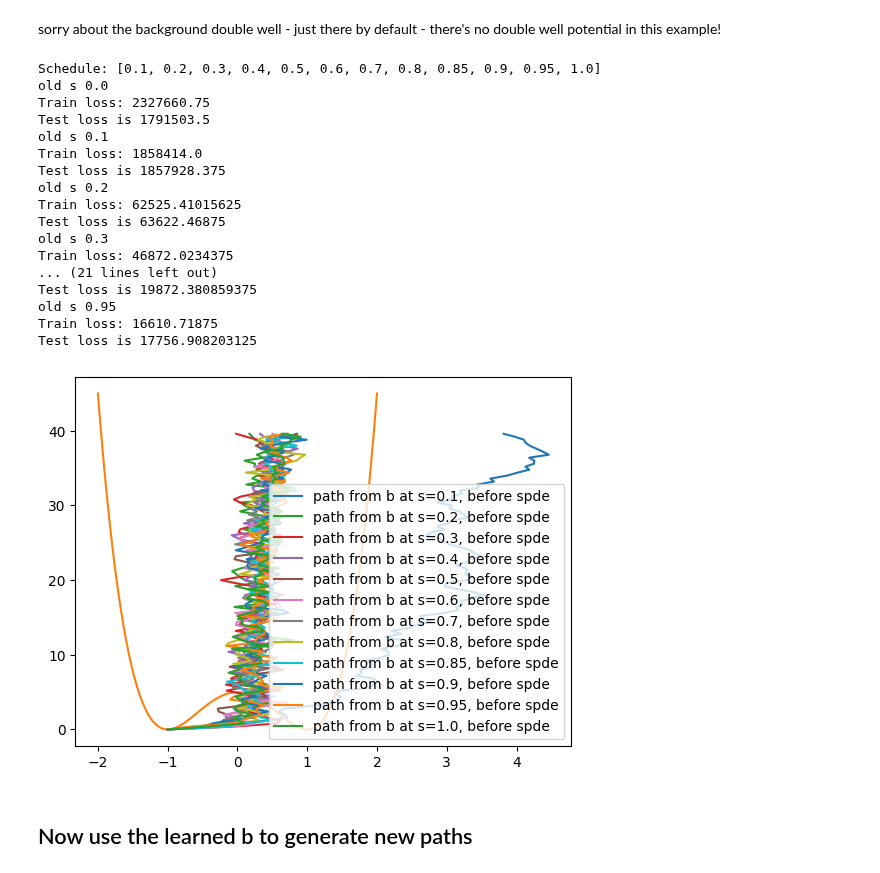
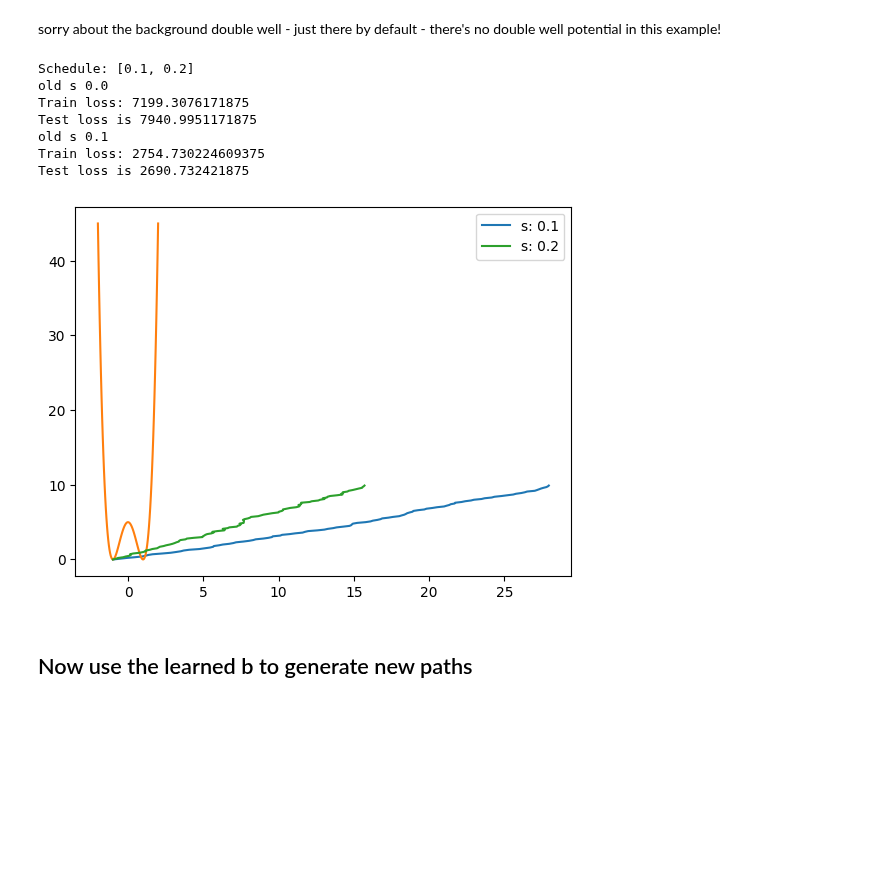
Before and after one commit to reubenharry/path_sampling, a Jupyter notebook: src/path_sampling_nb_qijia.ipynb, the cells around one changed output. Drawn from its saved outputs; the diff is of its cells as text; code cells hidden in the pictures; blank space fills up the shorter version.

```diff
--- a/src/path_sampling_nb_qijia.ipynb
+++ b/src/path_sampling_nb_qijia.ipynb
@@ -68,67 +68,58 @@ sorry about the background double well - just there by default - there's no doub
 # %%
 key = jax.random.key(0)
 # schedule = np.linspace(0,1, 5)
-schedule = [0.1, 0.2, 0.3, 0.4, 0.5, 0.6, 0.7, 0.8, 0.85, 0.9, 0.95, 1.0] # obviously should be extended to 1, but just to see early steps...
+schedule = [0.1, 0.2,] #  0.3, 0.4, 0.5, 0.6, 0.7, 0.8, 0.85, 0.9, 0.95, 1.0] # obviously should be extended to 1, but just to see early steps...
 print("Schedule:", schedule)
 
 hyperparams={'dt': 0.01, 'num_steps': 100, 'num_training_steps' : 1000, 'batch_size' : 200}
 
 b = lambda x, t: 0.0
 A = 0
-dbds = MLP([3,20,20,1], key=jax.random.key(1))
+dbds = MLP([3,40,40, 40, 40, 1], key=jax.random.key(1))
 for i, s in enumerate(schedule):
 
 
 
     key = jax.random.fold_in(key, i)
 
-    # for simplicity, I consider the version where a new NN is learned at each s. The alternative version is commented out below
-    b, A = update_non_amortized(
-        V=lambda x: 0.0,
-        b=b,
-        J=lambda x,y: (1/0.1**2)*(x[-1,0]- 1)**2,
-        dbds=dbds,
-        hyperparams=hyperparams,
-        key=key,
-        schedule=schedule,
-        i=i,
-        prior='sde_prior',
-        A=A,
-        refine=False
-    )
+    # I consider the version where only one NN is learned in total. The alternative version where a different NN is trained for each s is commented out below
 
-    # dbds, A = update(
+    # b, A = update_non_amortized(
     #     V=lambda x: 0.0,
-    #     uref=b,
+    #     b=b,
     #     J=lambda x,y: (1/0.1**2)*(x[-1,0]- 1)**2,
     #     dbds=dbds,
     #     hyperparams=hyperparams,
     #     key=key,
     #     schedule=schedule,
     #     i=i,
     #     prior='sde_prior',
     #     A=A,
     #     refine=True
     # )
+
+    dbds, A = update(
+        V=lambda x: 0.0,
+        uref=b,
+        J=lambda x,y: (1/0.1**2)*(x[-1,0]- 1)**2,
+        dbds=dbds,
+        hyperparams=hyperparams,
+        key=key,
+        schedule=schedule,
+        i=i,
+        prior='sde_prior',
+        A=A,
+        refine=True
+    )
 # %% [output]
-Schedule: [0.1, 0.2, 0.3, 0.4, 0.5, 0.6, 0.7, 0.8, 0.85, 0.9, 0.95, 1.0]
+Schedule: [0.1, 0.2]
 old s 0.0
-Train loss: 2327660.75
-Test loss is 1791503.5
+Train loss: 7199.3076171875
+Test loss is 7940.9951171875
 old s 0.1
-Train loss: 1858414.0
-Test loss is 1857928.375
-old s 0.2
-Train loss: 62525.41015625
-Test loss is 63622.46875
-old s 0.3
-Train loss: 46872.0234375
-... (21 lines left out)
-Test loss is 19872.380859375
-old s 0.95
-Train loss: 16610.71875
-Test loss is 17756.908203125
+Train loss: 2754.730224609375
+Test loss is 2690.732421875
-[figure, old version]
+[figure, new version]
 # %% [markdown]
 ## Now use the learned b to generate new paths
 # %%
```
Also changed, not shown: parts of 2 cells of this notebook, 1 other file.
